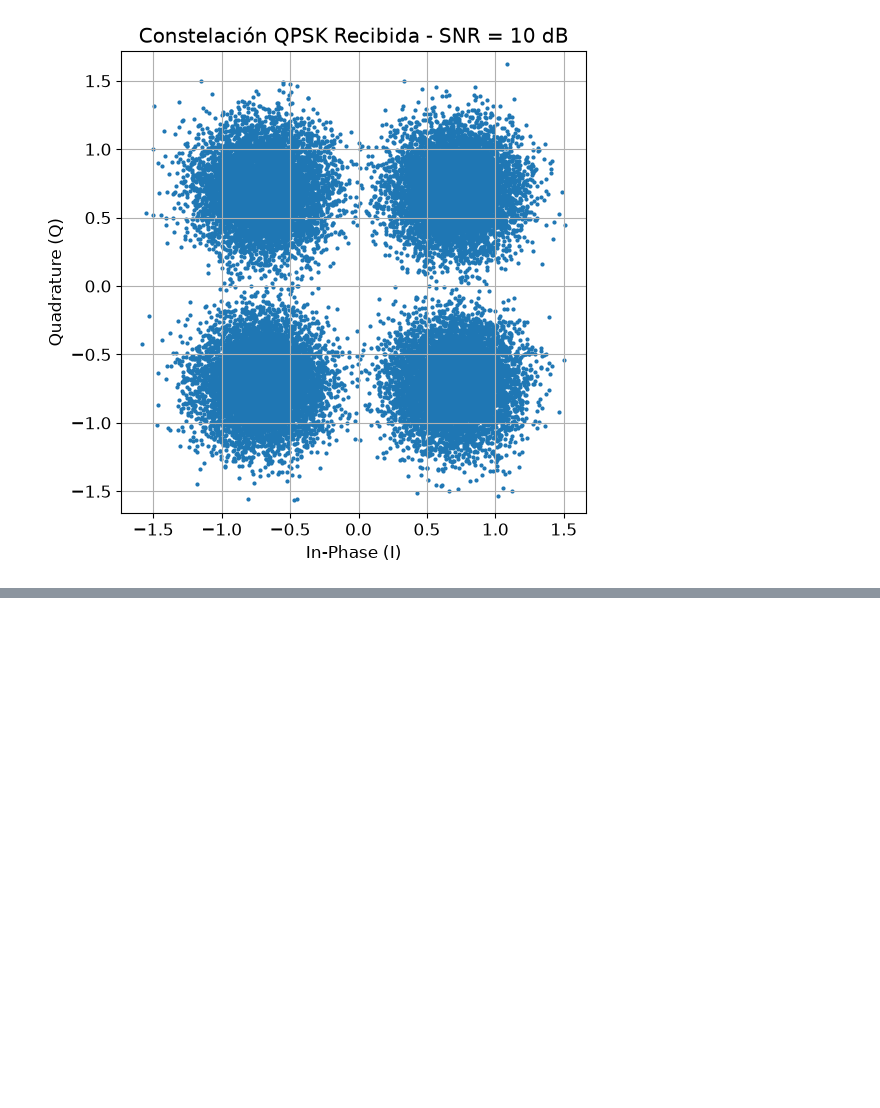
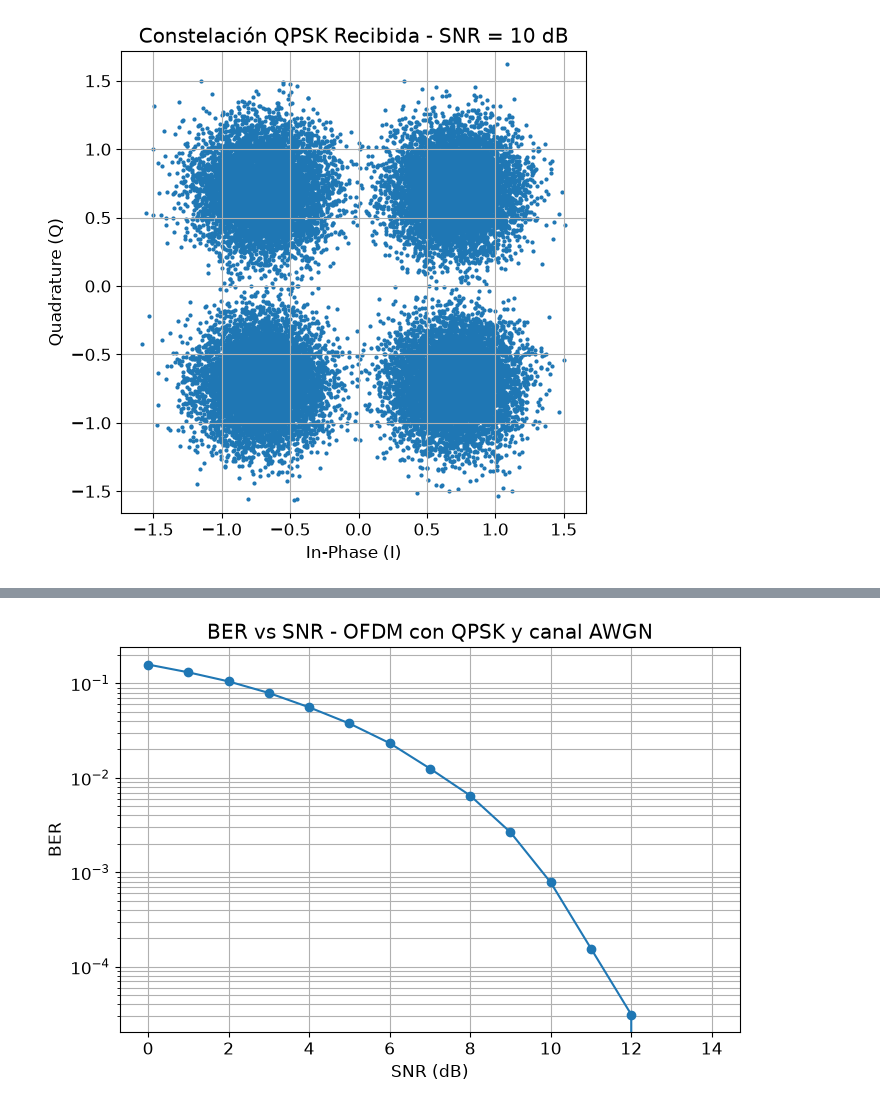
Before and after one commit to agus-alvarez-01/OFDM---Comunicaciones-Digitales, a Jupyter notebook: jupyter-notebook/TP-OFDM.ipynb, the cells around one changed output, grey strips where cells are left out. Saved outputs shown, nothing was run; the diff lists cells and outputs as text; code cells hidden in the pictures; blank space fills up the shorter version.

```diff
--- a/jupyter-notebook/TP-OFDM.ipynb
+++ b/jupyter-notebook/TP-OFDM.ipynb
@@ -398,7 +393,7 @@ def ideal_channel(tx_signal):
     """
     Canal ideal. No modifica la señal transmitida.
     """
-    return tx_signal.copy()
+    return tx_signal
 # %%
 # RECEPTOR OFDM
 def ofdm_receiver(rx_signal, N, CP):
@@ -576,0 +556,26 @@ plt.show()
+# %%
+# Rango de SNR
+SNR_range = np.arange(0, 15, 1)
+BER_values = []
+
+print("=" * 40)
+print("Resultados de BER vs SNR")
+print(f"Bits transmitidos : {len(bits_tx)}")
+for SNR_dB in SNR_range:
+    # Agregar ruido AWGN
+    rx_signal = awgn_channel(tx_signal, SNR_dB)
+    # Receptor OFDM
+    symbols_rx = ofdm_receiver(rx_signal, N, CP)
+    # Demodulación QPSK
+    bits_rx = qpsk_demodulator(symbols_rx)
+    # Calcular BER
+    bit_errors = np.sum(bits_tx != bits_rx)
+    ber = bit_errors / len(bits_tx)
+    BER_values.append(ber)
+
+    print("=" * 40)
+    print(f"SNR               : {SNR_dB} dB")
+    print(f"Bits erróneos     : {bit_errors}")
+    print(f"BER               : {ber:.6e}")
+
+print("=" * 40)
@@ -576,0 +600,15 @@ plt.show()
+# %%
+# Gráfico BER vs SNR
+plt.figure(figsize=(8,5))
+plt.semilogy(
+    SNR_range,
+    BER_values,
+    marker="o"
+)
+plt.grid(True, which="both")
+plt.xlabel("SNR (dB)")
+plt.ylabel("BER")
+plt.title("BER vs SNR - OFDM con QPSK y canal AWGN")
+plt.show()
+# %% [output]
+[figure, added]
```
Also changed, not shown: parts of 8 cells of this notebook, 1 other file.
